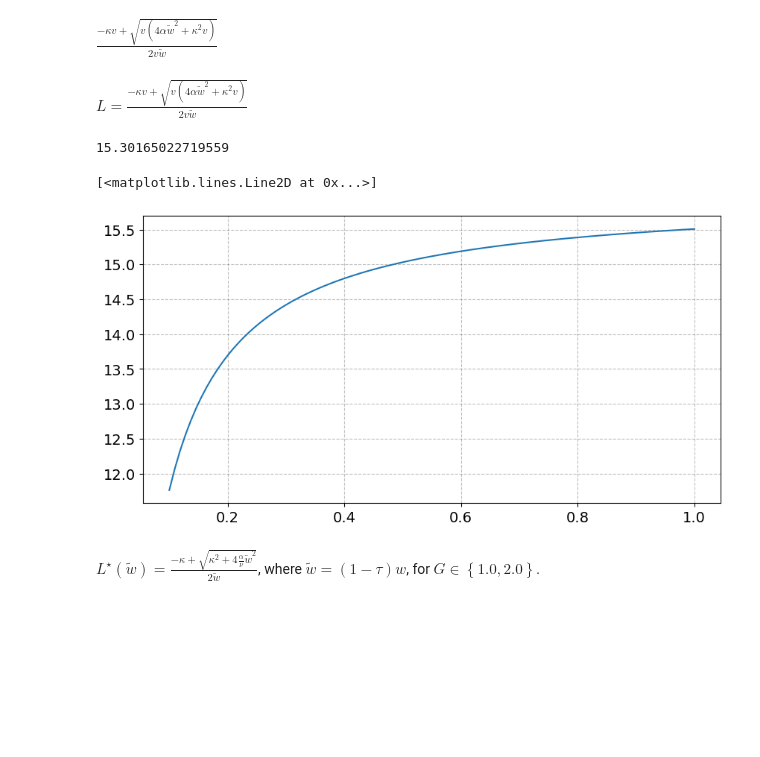
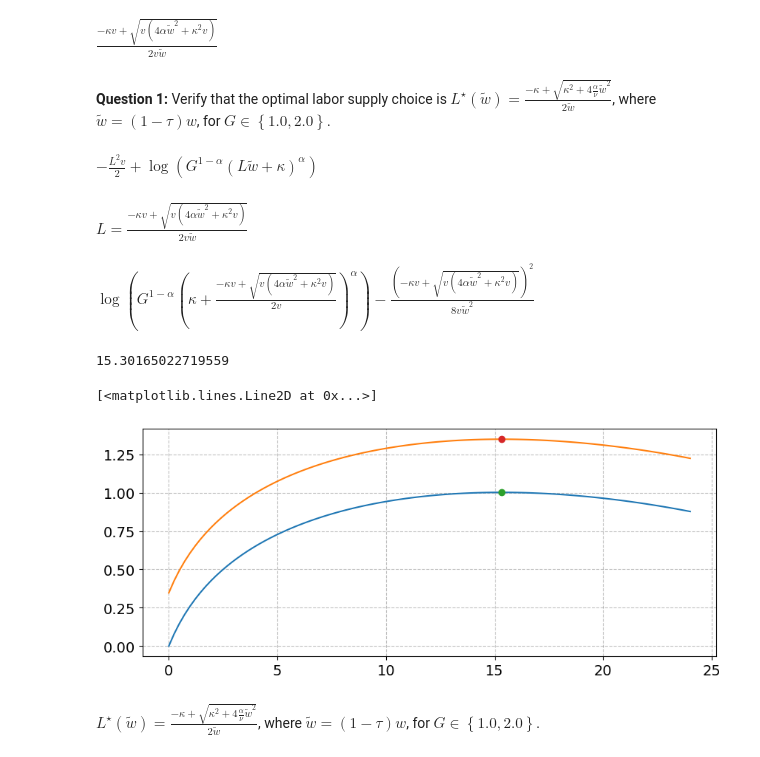
Before and after one commit to NumEconCopenhagen/projects-2023-magnus-kristian, a Jupyter notebook: examproject/Exam-2023-notebook_KVN.ipynb, the cells around one changed output. Cells and saved outputs as stored; diff of their text form; code cells hidden in the pictures; blank space fills up the shorter version.

```diff
--- a/examproject/Exam-2023-notebook_KVN.ipynb
+++ b/examproject/Exam-2023-notebook_KVN.ipynb
@@ -145,33 +151,3 @@ foc is
 $\displaystyle \frac{- L v \left(L \tilde{w} + \kappa\right) + \alpha \tilde{w}}{L \tilde{w} + \kappa} = 0$
 optimal labor supply is
 $\displaystyle \frac{- \kappa v + \sqrt{v \left(4 \alpha \tilde{w}^{2} + \kappa^{2} v\right)}}{2 v \tilde{w}}$
-# %%
-# Ilustration of solution
-
-Lstar = sm.Eq(L,sol_positive)
-display(Lstar)
-
-Lstar_func = sm.lambdify((kappa,v,alpha,wtilde),Lstar.rhs)
-
-alpha_val = 0.5
-kappa_val = 1.0
-v_val     = 1/(2*16**2)
-w         = 1.0
-tau       = 0.30
-
-wtilde_val= 0.70
-
-wtilde_vec = np.linspace(0.1,1,100)
-Lstar_vec  = Lstar_func(kappa=kappa_val,v=v_val,alpha=alpha_val,wtilde=wtilde_vec)
-
-test = (-kappa_val + (kappa_val**2 + 4 * (alpha_val/v_val)*wtilde_val**2)**(1/2)) /(2*wtilde_val)
-print(test)
-
-fig = plt.figure(figsize=(10,5))
-ax = fig.add_subplot(1,1,1)
-ax.plot(wtilde_vec,Lstar_vec)
-# %% [output]
-$\displaystyle L = \frac{- \kappa v + \sqrt{v \left(4 \alpha \tilde{w}^{2} + \kappa^{2} v\right)}}{2 v \tilde{w}}$
-15.30165022719559
-[<matplotlib.lines.Line2D at 0x...>]
-[figure, removed]
@@ -185,3 +154,51 @@ ax.plot(wtilde_vec,Lstar_vec)
+# %% [markdown]
+**Question 1:** Verify that the optimal labor supply choice is $L^{\star}(\tilde{w}) =\frac{-\kappa+\sqrt{\kappa^{2}+4\frac{\alpha}{\nu}\tilde{w}^2}}{2\tilde{w}}$, where $\tilde{w} = (1-\tau)w$, for $G\in\left\{1.0 , 2.0\right\}$.
+# %%
+# Solution as equation
+Lstar = sm.Eq(L,sol_positive)
+
+display(utility_subs)
+display(Lstar)
+
+# Substitute Lstar into utility_subs
+utility_subs_Lstar = utility_subs.subs(Lstar.lhs,Lstar.rhs)
+
+display(utility_subs_Lstar)
+
+# Lambdifing utility_subs_Lstar
+Lstar_lamdafy      = sm.lambdify(args=(alpha,kappa,v,wtilde),expr = sol_positive)
+utilify_func_Lstar = sm.lambdify(args=(alpha,kappa,v,G,wtilde),expr = utility_subs_Lstar)
+utilify_func_L     = sm.lambdify(args=(alpha,kappa,v,G,wtilde,L),expr = utility_subs)
+
+# data for plot
+L_vec = np.linspace(0,24,100)
+
+L_star_val = Lstar_lamdafy(alpha=alpha_val,kappa=kappa_val,v=v_val,wtilde=wtilde_val)
+
+print(L_star_val)
+
+utility_Lstar_1 = utilify_func_Lstar(alpha=alpha_val,kappa=kappa_val,v=v_val,G=1,wtilde=wtilde_val)
+utility_Lstar_2 = utilify_func_Lstar(alpha=alpha_val,kappa=kappa_val,v=v_val,G=2,wtilde=wtilde_val)
+
+utility_vec_1 = utilify_func_L(alpha=alpha_val,kappa=kappa_val,v=v_val,G=1,wtilde=wtilde_val,L=L_vec)
+utility_vec_2 = utilify_func_L(alpha=alpha_val,kappa=kappa_val,v=v_val,G=2,wtilde=wtilde_val,L=L_vec)
+
+
+fig = plt.figure(figsize=(10,4))
+ax = fig.add_subplot(1,1,1)
+ax.plot(L_vec,utility_vec_1)
+ax.plot(L_vec,utility_vec_2)
+
+# plot dot of 1 against Lstar_1
+ax.plot(L_star_val,utility_Lstar_1,'o')
+ax.plot(L_star_val,utility_Lstar_2,'o')
+# %% [output]
+$\displaystyle - \frac{L^{2} v}{2} + \log{\left(G^{1 - \alpha} \left(L \tilde{w} + \kappa\right)^{\alpha} \right)}$
+$\displaystyle L = \frac{- \kappa v + \sqrt{v \left(4 \alpha \tilde{w}^{2} + \kappa^{2} v\right)}}{2 v \tilde{w}}$
+$\displaystyle \log{\left(G^{1 - \alpha} \left(\kappa + \frac{- \kappa v + \sqrt{v \left(4 \alpha \tilde{w}^{2} + \kappa^{2} v\right)}}{2 v}\right)^{\alpha} \right)} - \frac{\left(- \kappa v + \sqrt{v \left(4 \alpha \tilde{w}^{2} + \kappa^{2} v\right)}\right)^{2}}{8 v \tilde{w}^{2}}$
+15.30165022719559
+[<matplotlib.lines.Line2D at 0x...>]
+[figure, added]
 # %% [markdown]
 $L^{\star}(\tilde{w}) =\frac{-\kappa+\sqrt{\kappa^{2}+4\frac{\alpha}{\nu}\tilde{w}^2}}{2\tilde{w}}$, where $\tilde{w} = (1-\tau)w$, for $G\in\left\{1.0 , 2.0\right\}$.
 # %% [markdown]
```
Also changed, not shown: parts of 5 cells of this notebook.
